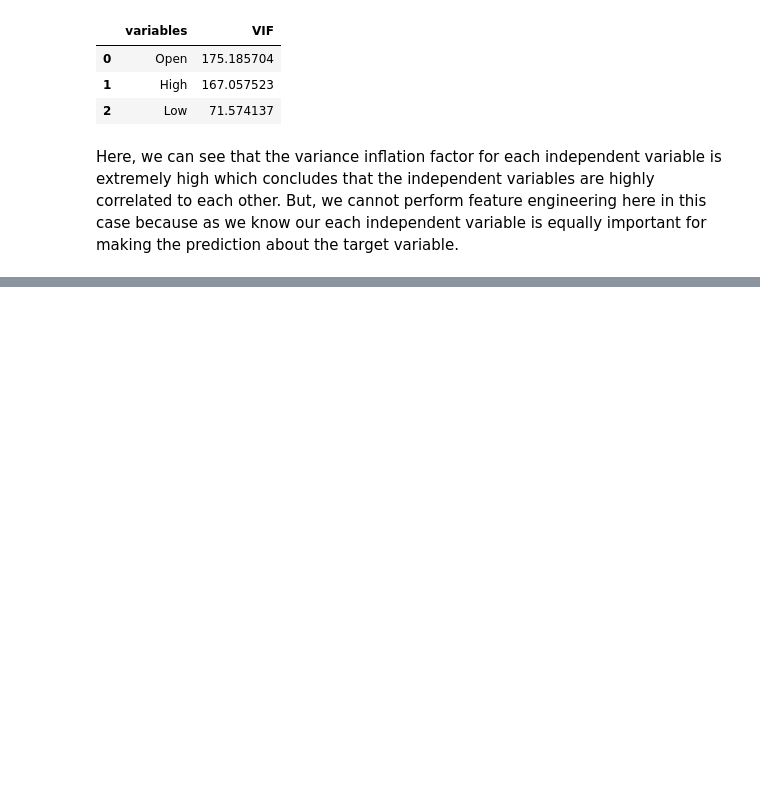
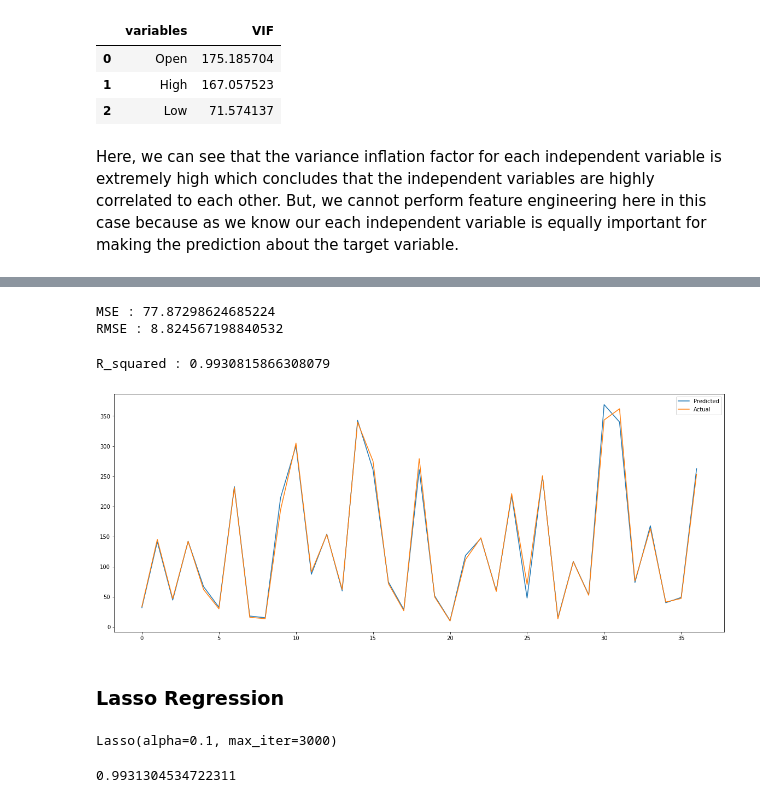
Before and after one commit to Shyam-S-Mishra/Shyam-S-Mishra-Supervised_ML_Capstone_Project_Regression, a Jupyter notebook: Shyam_Shubham_Mishra_Supervised_ML_Capstone_Project_Regression.ipynb, the cells around one changed output, grey strips where cells are left out. Cells and saved outputs as stored; diff of their text form; code cells hidden in the pictures; blank space fills up the shorter version.

```diff
--- a/Shyam_Shubham_Mishra_Supervised_ML_Capstone_Project_Regression.ipynb
+++ b/Shyam_Shubham_Mishra_Supervised_ML_Capstone_Project_Regression.ipynb
@@ -304,0 +311,12 @@ Here, we can see that the variance inflation factor for each independent variabl
+# %%
+# Independent Variables
+
+x = dataset.drop(columns=['Close','Date'])
+
+# Dependent Variables
+
+y = dataset['Close']
+# %%
+# Splitting the dataset into training dataset and testing dataset into 80% and 20% respectively
+
+x_train, x_test, y_train, y_test = train_test_split(x, y, test_size = 0.2, random_state = 0)
@@ -304,0 +344,8 @@ Here, we can see that the variance inflation factor for each independent variabl
+# %%
+# Intializing object
+
+regressor = LinearRegression()
+
+# Training the model
+
+regressor.fit(x_train, y_train)
@@ -304,0 +372,5 @@ Here, we can see that the variance inflation factor for each independent variabl
+# %%
+# Prediction of the testing dataset
+
+y_pred = regressor.predict(x_test)
+y_pred
@@ -304,0 +388,46 @@ Here, we can see that the variance inflation factor for each independent variabl
+# %%
+# Let's see the error
+
+MSE  = mean_squared_error((y_test), (y_pred))
+print("MSE :" , MSE)
+
+RMSE = np.sqrt(MSE)
+print("RMSE :" ,RMSE)
+# %% [output]
+MSE : 77.87298624685224
+RMSE : 8.824567198840532
+# %%
+# Getting R-squared
+
+R_squared = r2_score((y_test), (y_pred))
+print("R_squared :" ,R_squared)
+# %% [output]
+R_squared : 0.9930815866308079
+# %%
+# Visualization of predicted vs actual test datset
+
+plt.figure(figsize=(20,8))
+plt.plot(y_pred)
+plt.plot(np.array(y_test))
+plt.legend(["Predicted","Actual"])
+plt.show()
+# %% [output]
+[figure, added]
+# %% [markdown]
+>
+### Lasso Regression
+# %%
+# implementing lasso regression
+
+from sklearn.linear_model import Lasso
+lasso  = Lasso(alpha=0.1 , max_iter= 3000)
+
+lasso.fit(X_train, y_train)
+# %% [output]
+Lasso(alpha=0.1, max_iter=3000)
+# %%
+# Training Accuracy
+
+lasso.score(X_train, y_train)
+# %% [output]
+0.9931304534722311
```
Also changed, not shown: parts of 20 cells of this notebook.
